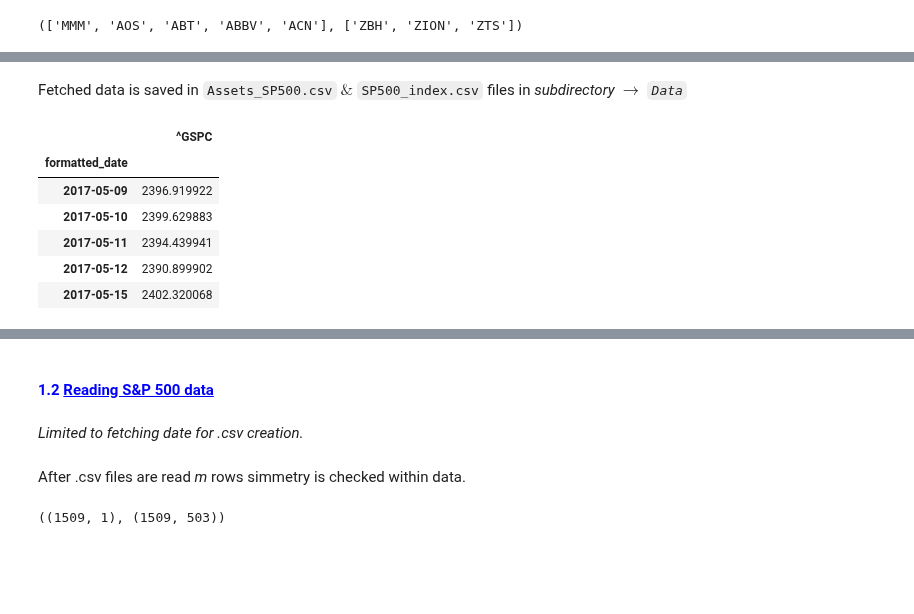
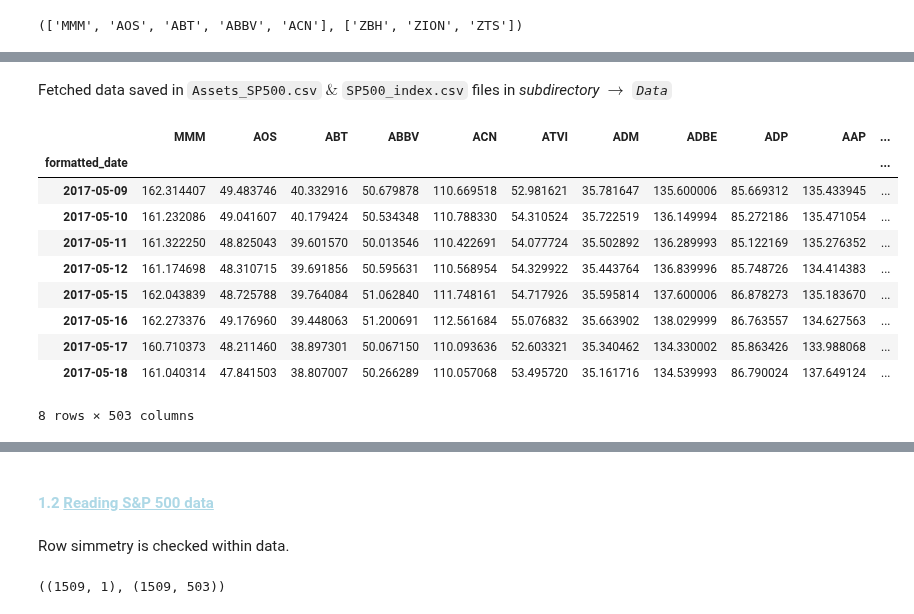
Before and after one commit to EMarquez7/Examen-de-Simulaci-n-2, a Jupyter notebook: Optimization.ipynb, the cells around one changed output, grey strips where cells are left out. Cells and saved outputs as stored; diff of their text form; code cells hidden in the pictures; blank space fills up the shorter version.

```diff
--- a/Optimization.ipynb
+++ b/Optimization.ipynb
@@ -106,21 +106,26 @@ $6_Y$ of $adj_{closes}$ from the $S\&P$ $500$ quotes are fetched by:
 # %%
-SP_Assets_f = pd.concat([dt.get_historical_price_data(tickers[i][j], 6) for i in range(0, len(tickers)) for j in range(0, len(tickers[i]))], axis=1)
+SP_Assets_f = pd.concat([dt.get_historical_price_data(tickers[i][j], 6)
+                         for i in range(0, len(tickers)) for j in range(0, len(tickers[i]))], axis=1)
 # %%
 SP_f = dt.get_historical_price_data('^GSPC', 6)
 SP_f = SP_f[SP_f.index.isin(SP_Assets_f.index)]
 # %% [markdown]
-Fetched data is saved in `Assets_SP500.csv` $\&$ `SP500_index.csv` files in *subdirectory $\rightarrow$ `Data`*
+Fetched data saved in `Assets_SP500.csv` $\&$ `SP500_index.csv` files in *subdirectory $\rightarrow$ `Data`*
 # %%
 SP_Assets_f.to_csv("Data/Assets_SP500.csv")
 SP_f.to_csv("Data/SP500.csv")
-# %%
-SP_f.head()
-# %% [output]
-|  | ^GSPC |
-| formatted_date |  |
-| 2017-05-09 | 2396.919922 |
-| 2017-05-10 | 2399.629883 |
-| 2017-05-11 | 2394.439941 |
-| 2017-05-12 | 2390.899902 |
-| 2017-05-15 | 2402.320068 |
+# %%
+SP_Assets_f.head(8)
+# %% [output]
+|  | MMM | AOS | ABT | ABBV | ACN | ATVI | ADM | ADBE | ADP | AAP | ... |
+| formatted_date |  |  |  |  |  |  |  |  |  |  | ... |
+| 2017-05-09 | 162.314407 | 49.483746 | 40.332916 | 50.679878 | 110.669518 | 52.981621 | 35.781647 | 135.600006 | 85.669312 | 135.433945 | ... |
+| 2017-05-10 | 161.232086 | 49.041607 | 40.179424 | 50.534348 | 110.788330 | 54.310524 | 35.722519 | 136.149994 | 85.272186 | 135.471054 | ... |
+| 2017-05-11 | 161.322250 | 48.825043 | 39.601570 | 50.013546 | 110.422691 | 54.077724 | 35.502892 | 136.289993 | 85.122169 | 135.276352 | ... |
+| 2017-05-12 | 161.174698 | 48.310715 | 39.691856 | 50.595631 | 110.568954 | 54.329922 | 35.443764 | 136.839996 | 85.748726 | 134.414383 | ... |
+| 2017-05-15 | 162.043839 | 48.725788 | 39.764084 | 51.062840 | 111.748161 | 54.717926 | 35.595814 | 137.600006 | 86.878273 | 135.183670 | ... |
+| 2017-05-16 | 162.273376 | 49.176960 | 39.448063 | 51.200691 | 112.561684 | 55.076832 | 35.663902 | 138.029999 | 86.763557 | 134.627563 | ... |
+| 2017-05-17 | 160.710373 | 48.211460 | 38.897301 | 50.067150 | 110.093636 | 52.603321 | 35.340462 | 134.330002 | 85.863426 | 133.988068 | ... |
+| 2017-05-18 | 161.040314 | 47.841503 | 38.807007 | 50.266289 | 110.057068 | 53.495720 | 35.161716 | 134.539993 | 86.790024 | 137.649124 | ... |
+8 rows × 503 columns
 # %%
@@ -140,11 +145,9 @@ SP_Assets_f.tail(10)
 | 2023-05-05 | 103.349998 | 70.379997 | 111.260002 | 148.029999 | 265.649994 | 76.000000 | 75.959999 | 348.399994 | 215.479996 | 123.769997 | ... |
 10 rows × 503 columns
 # %% [markdown]
-#### <font color= 'blue'> 1.2 <u> Reading S&P 500 data </u><font> </span>
+#### <font color= 'lightblue'> 1.2 <u> Reading S&P 500 data </u><font> </span>
-# %% [markdown]
-*Limited to fetching date for .csv creation.*
 # %% [markdown]
-After .csv files are read *m* rows simmetry is checked within data.
+Row simmetry is checked within data.
 # %%
 SP_r = pd.read_csv("Data/SP500.csv", index_col=0)
 SP_Assets_r = pd.read_csv("Data/Assets_SP500.csv", index_col=0)
```
Also changed, not shown: parts of 31 cells of this notebook, 5 other files.
